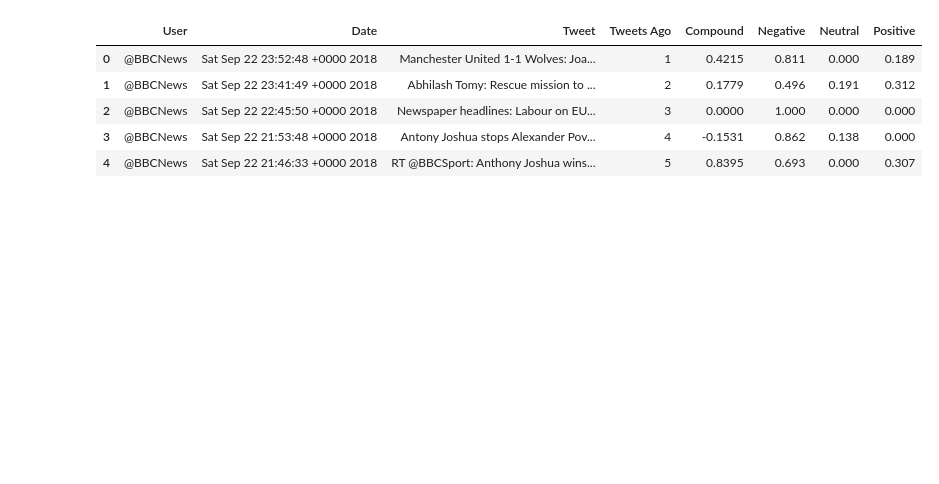
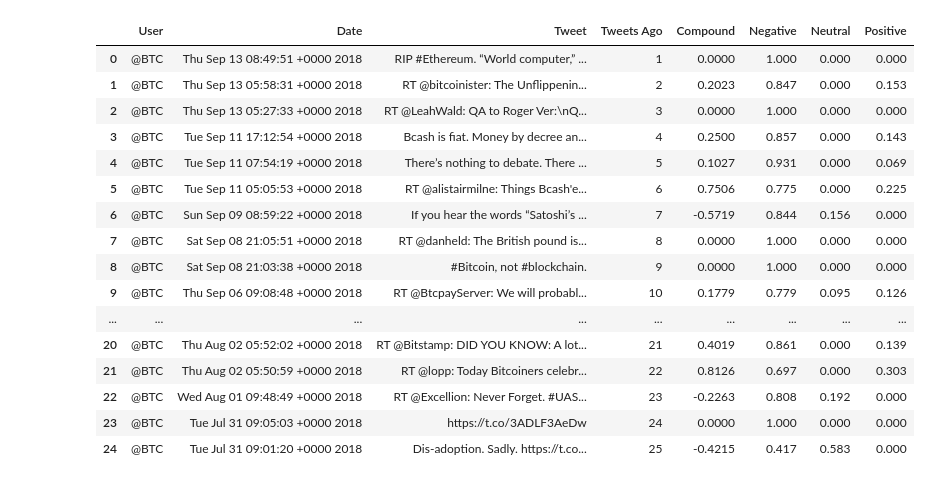
Before and after one commit to timothyyu/twitter-sentiment, a Jupyter notebook: main.ipynb, the cells around one changed output. Drawn from its saved outputs; the diff is of its cells as text; code cells hidden in the pictures; blank space fills up the shorter version.

```diff
--- a/main.ipynb
+++ b/main.ipynb
@@ -27,8 +27,8 @@ auth = tweepy.OAuthHandler(consumer_key, consumer_secret)
 auth.set_access_token(access_token, access_token_secret)
 api = tweepy.API(auth, parser=tweepy.parsers.JSONParser())
 # %%
-target_user_list = ["@BBCNews", "@CBS", "@CNN", "@foxnews","@nytimes"]
-#target_user_list = []
+#target_user_list = ["@BBCNews", "@CBS", "@CNN", "@foxnews","@nytimes"]
+target_user_list = ["@BTC","@ethereum","@Ripple"]
 
 sentiments = []
 
@@ -36,7 +36,7 @@ sentiments = []
 for user in target_user_list:
         counter = 1
         #Obtain 200 recent tweets from home feed per user in target_user_list
-        public_tweets = api.user_timeline(user, count = 200, result_type="recent")
+        public_tweets = api.user_timeline(user, count = 200,result_type="recent")
 
         for tweet in public_tweets:
             # Run Vader Analysis on each tweet
@@ -61,17 +61,28 @@ for user in target_user_list:
 # %%
 #convert sentiment list into dataframe object
 sentiments_pd = pd.DataFrame.from_dict(sentiments)
 #reorder columns in dataframe
 sentiments_pd = sentiments_pd[['User','Date','Tweet','Tweets Ago','Compound','Negative','Neutral','Positive']]
 
-sentiments_pd.head()
+sentiments_pd.head(25)
 # %% [output]
 |  | User | Date | Tweet | Tweets Ago | Compound | Negative | Neutral | Positive |
-| 0 | @BBCNews | Sat Sep 22 23:52:48 +0000 2018 | Manchester United 1-1 Wolves: Joa... | 1 | 0.4215 | 0.811 | 0.000 | 0.189 |
-| 1 | @BBCNews | Sat Sep 22 23:41:49 +0000 2018 | Abhilash Tomy: Rescue mission to ... | 2 | 0.1779 | 0.496 | 0.191 | 0.312 |
-| 2 | @BBCNews | Sat Sep 22 22:45:50 +0000 2018 | Newspaper headlines: Labour on EU... | 3 | 0.0000 | 1.000 | 0.000 | 0.000 |
-| 3 | @BBCNews | Sat Sep 22 21:53:48 +0000 2018 | Antony Joshua stops Alexander Pov... | 4 | -0.1531 | 0.862 | 0.138 | 0.000 |
-| 4 | @BBCNews | Sat Sep 22 21:46:33 +0000 2018 | RT @BBCSport: Anthony Joshua wins... | 5 | 0.8395 | 0.693 | 0.000 | 0.307 |
+| 0 | @BTC | Thu Sep 13 08:49:51 +0000 2018 | RIP #Ethereum. “World computer,” ... | 1 | 0.0000 | 1.000 | 0.000 | 0.000 |
+| 1 | @BTC | Thu Sep 13 05:58:31 +0000 2018 | RT @bitcoinister: The Unflippenin... | 2 | 0.2023 | 0.847 | 0.000 | 0.153 |
+| 2 | @BTC | Thu Sep 13 05:27:33 +0000 2018 | RT @LeahWald: QA to Roger Ver:\nQ... | 3 | 0.0000 | 1.000 | 0.000 | 0.000 |
+| 3 | @BTC | Tue Sep 11 17:12:54 +0000 2018 | Bcash is fiat. Money by decree an... | 4 | 0.2500 | 0.857 | 0.000 | 0.143 |
+| 4 | @BTC | Tue Sep 11 07:54:19 +0000 2018 | There’s nothing to debate. There ... | 5 | 0.1027 | 0.931 | 0.000 | 0.069 |
+| 5 | @BTC | Tue Sep 11 05:05:53 +0000 2018 | RT @alistairmilne: Things Bcash'e... | 6 | 0.7506 | 0.775 | 0.000 | 0.225 |
+| 6 | @BTC | Sun Sep 09 08:59:22 +0000 2018 | If you hear the words “Satoshi’s ... | 7 | -0.5719 | 0.844 | 0.156 | 0.000 |
+| 7 | @BTC | Sat Sep 08 21:05:51 +0000 2018 | RT @danheld: The British pound is... | 8 | 0.0000 | 1.000 | 0.000 | 0.000 |
+| 8 | @BTC | Sat Sep 08 21:03:38 +0000 2018 | #Bitcoin, not #blockchain. | 9 | 0.0000 | 1.000 | 0.000 | 0.000 |
+| 9 | @BTC | Thu Sep 06 09:08:48 +0000 2018 | RT @BtcpayServer: We will probabl... | 10 | 0.1779 | 0.779 | 0.095 | 0.126 |
+| ... | ... | ... | ... | ... | ... | ... | ... | ... |
+| 20 | @BTC | Thu Aug 02 05:52:02 +0000 2018 | RT @Bitstamp: DID YOU KNOW: A lot... | 21 | 0.4019 | 0.861 | 0.000 | 0.139 |
+| 21 | @BTC | Thu Aug 02 05:50:59 +0000 2018 | RT @lopp: Today Bitcoiners celebr... | 22 | 0.8126 | 0.697 | 0.000 | 0.303 |
+| 22 | @BTC | Wed Aug 01 09:48:49 +0000 2018 | RT @Excellion: Never Forget. #UAS... | 23 | -0.2263 | 0.808 | 0.192 | 0.000 |
+| 23 | @BTC | Tue Jul 31 09:05:03 +0000 2018 | https://t.co/3ADLF3AeDw | 24 | 0.0000 | 1.000 | 0.000 | 0.000 |
+| 24 | @BTC | Tue Jul 31 09:01:20 +0000 2018 | Dis-adoption. Sadly. https://t.co... | 25 | -0.4215 | 0.417 | 0.583 | 0.000 |
 # %%
 # save sentiment data to csv
 sentiments_pd.to_csv("TwitterMoodSentiment.csv")
```
Also changed, not shown: parts of 3 cells of this notebook, 3 other files.
